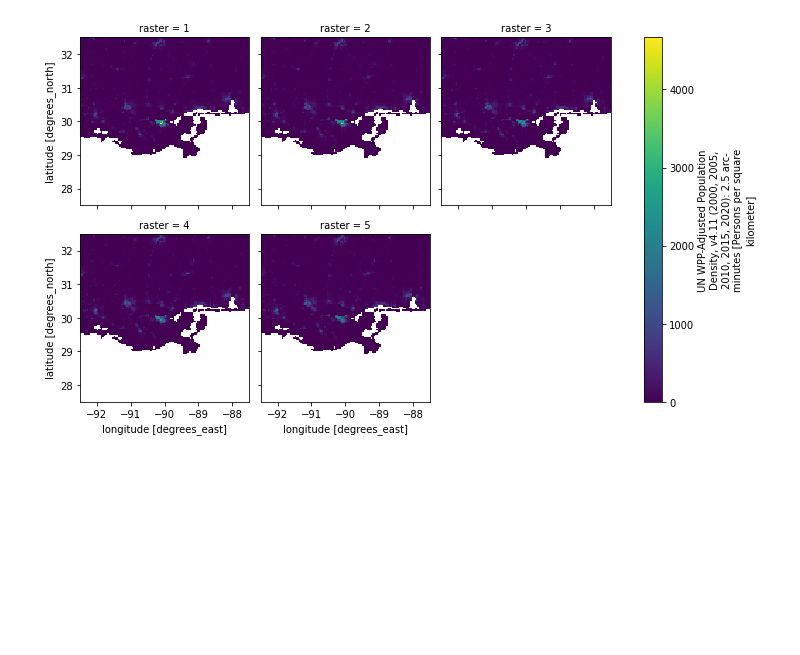
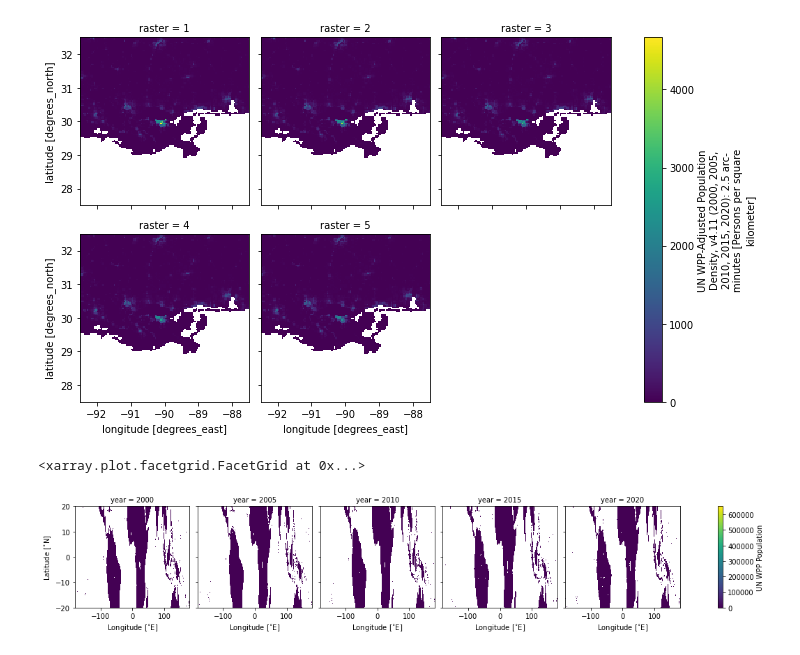
Before and after one commit to sdat2/pop, a Jupyter notebook: Pop.ipynb, the cells around one changed output. Saved outputs shown, nothing was run; the diff lists cells and outputs as text; code cells hidden in the pictures; blank space fills up the shorter version.

```diff
--- a/Pop.ipynb
+++ b/Pop.ipynb
@@ -54,3 +54,14 @@ ds[var].isel(raster=slice(0,5)).sel(longitude=slice(-92.5, -87.5), latitude=slic
 # %% [output]
 <xarray.plot.facetgrid.FacetGrid at 0x...>
 [figure]
+# %%
+from sithom.xr import plot_units
+count = (ds[var].isel(raster=slice(0,5)).sel(latitude=slice(20,-20)) * ds[var].isel(raster=9).sel(latitude=slice(20,-20)).drop("raster")).rename("UN WPP Population")
+# .sum(dim=["longitude", "latitude"])
+count = count.rename({"raster": "year"})
+count = count.assign_coords(year=([2000, 2005, 2010, 2015, 2020]))
+# %%
+plot_units(count).plot(col="year")
+# %% [output]
+<xarray.plot.facetgrid.FacetGrid at 0x...>
+[figure, added]
```
Also changed, not shown: parts of 2 cells of this notebook.
